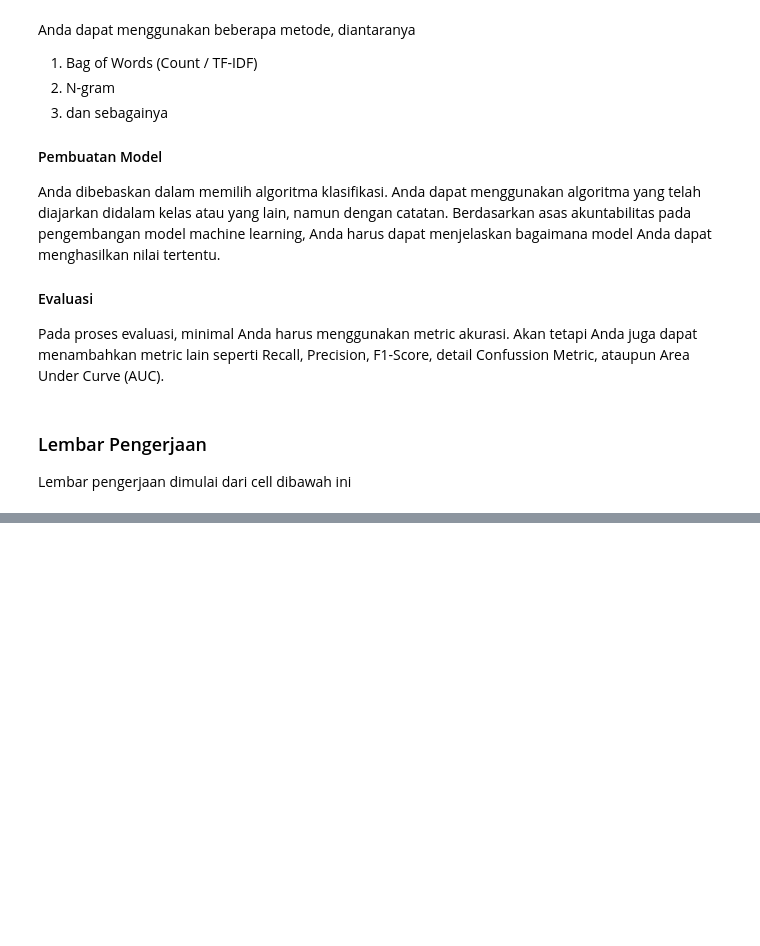
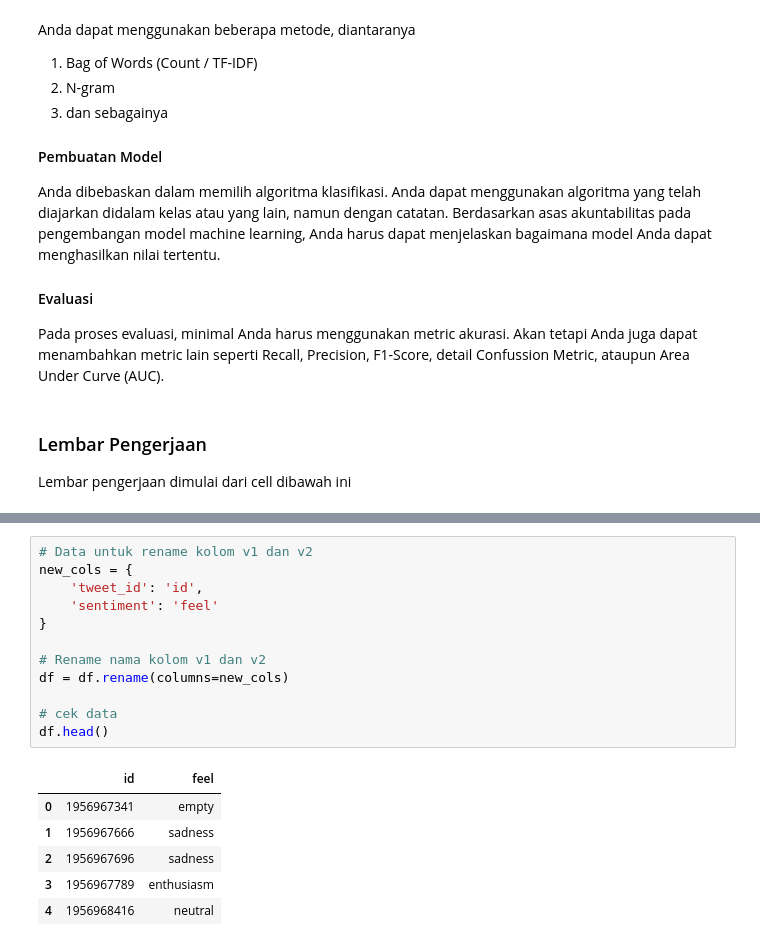
Before and after one commit to SnapeSnoop/MachineLearning, a Jupyter notebook: js08_uts.ipynb, the cells around one changed output, grey strips where cells are left out. Saved outputs shown, nothing was run; the diff lists cells and outputs as text; blank space fills up the shorter version.

```diff
--- a/js08_uts.ipynb
+++ b/js08_uts.ipynb
@@ -63,0 +88,19 @@ FileNotFoundError: ignored
+# %%
+# Data untuk rename kolom v1 dan v2
+new_cols = {
+    'tweet_id': 'id',
+    'sentiment': 'feel'
+}
+
+# Rename nama kolom v1 dan v2
+df = df.rename(columns=new_cols)
+
+# cek data
+df.head()
+# %% [output]
+|  | id | feel |
+| 0 | 1956967341 | empty |
+| 1 | 1956967666 | sadness |
+| 2 | 1956967696 | sadness |
+| 3 | 1956967789 | enthusiasm |
+| 4 | 1956968416 | neutral |
```
Also changed, not shown: parts of 8 cells of this notebook.
